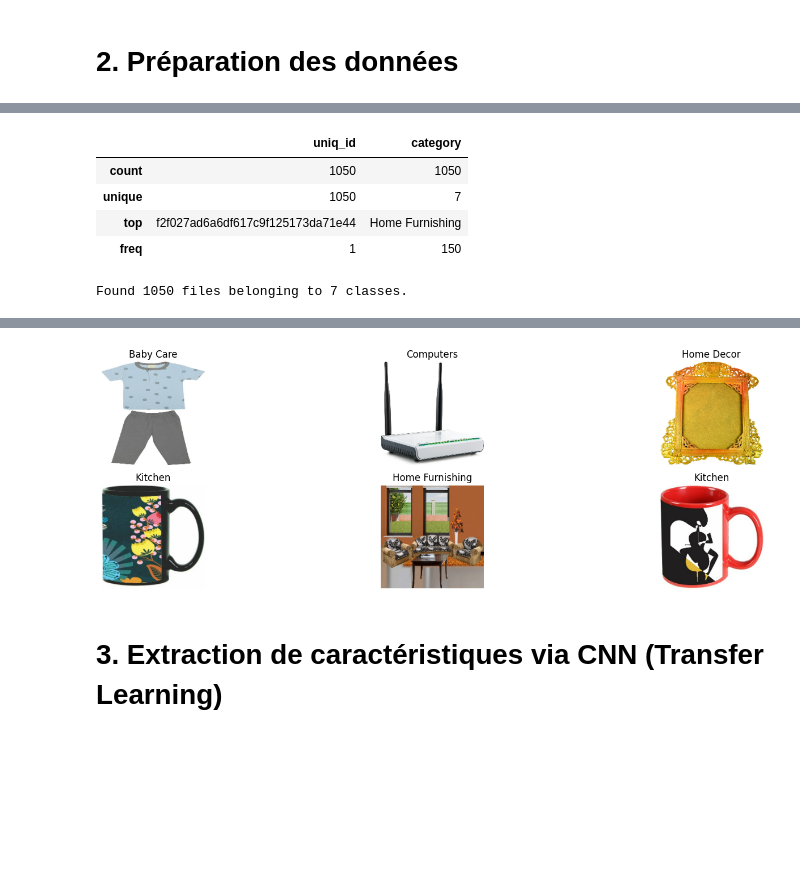
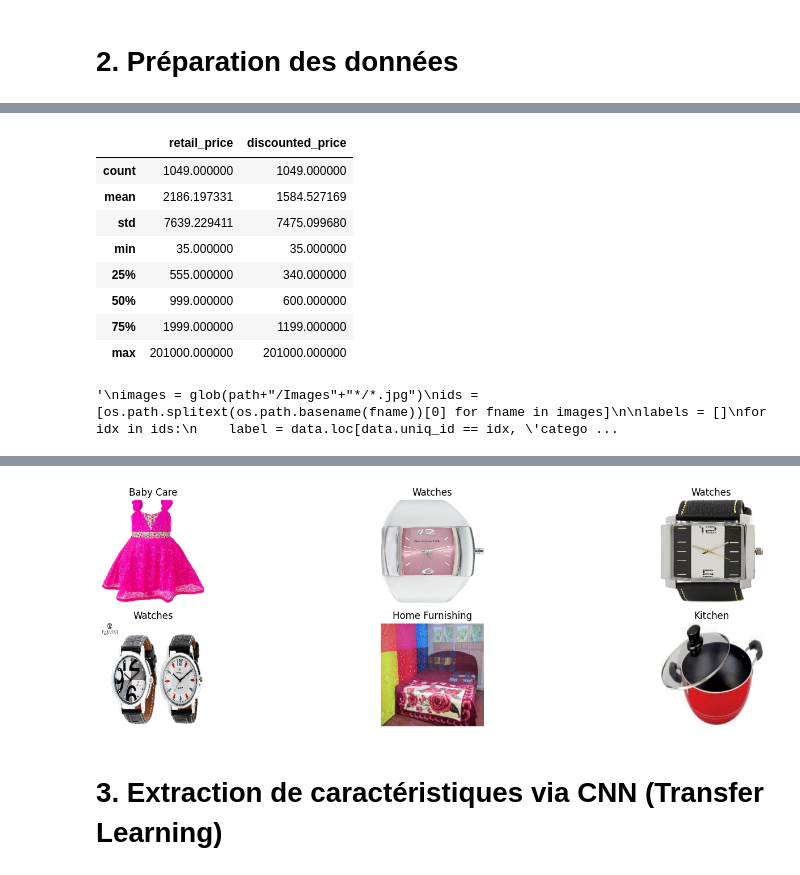
Before and after one commit to amadousysada/classification-automatiquement-des-biens-de-consommation, a Jupyter notebook: classification.ipynb, the cells around one changed output, grey strips where cells are left out. Cells and saved outputs as stored; diff of their text form; code cells hidden in the pictures; blank space fills up the shorter version.

```diff
--- a/classification.ipynb
+++ b/classification.ipynb
@@ -29,8 +33,8 @@ import seaborn as sns
 # %% [markdown]
 # 2. Préparation des données
 # %%
-#path = "/content/drive/MyDrive/data/Flipkart"
-path = "./data/Flipkart"
+path = "/content/drive/MyDrive/data/Flipkart"
+#path = "./data/Flipkart"
 # %%
 data = pd.read_csv(path+'/cleaned_data.csv')
 # %%
@@ -57,8 +98,12 @@ memory usage: 16.5+ KB
 # %%
 data.describe()
 # %% [output]
-|  | uniq_id | category |
-| count | 1050 | 1050 |
-| unique | 1050 | 7 |
-| top | f2f027ad6a6df617c9f125173da71e44 | Home Furnishing |
-| freq | 1 | 150 |
+|  | retail_price | discounted_price |
+| count | 1049.000000 | 1049.000000 |
+| mean | 2186.197331 | 1584.527169 |
+| std | 7639.229411 | 7475.099680 |
+| min | 35.000000 | 35.000000 |
+| 25% | 555.000000 | 340.000000 |
+| 50% | 999.000000 | 600.000000 |
+| 75% | 1999.000000 | 1199.000000 |
+| max | 201000.000000 | 201000.000000 |
@@ -65,4 +139,16 @@ data.describe()
+# %%
+le = LabelEncoder()
+data["imagepath"] = data["image"].apply(lambda x: os.path.join(path, 'Images', x))
+data['encoded_category'] = le.fit_transform(data['category'])
+
+# Split train/val/test
+train_df, temp_df = train_test_split(data, test_size=0.3, stratify=data["category"], random_state=42)
+val_df, test_df = train_test_split(temp_df, test_size=0.2, stratify=temp_df["category"], random_state=42)
+
+# Transformation du dataframe en tf.data.datset
+data_ds = df_to_dataset(data)
 # %%
+'''
 images = glob(path+"/Images"+"*/*.jpg")
 ids = [os.path.splitext(os.path.basename(fname))[0] for fname in images]
 
@@ -85,15 +171,16 @@ data_ds = tf.keras.preprocessing.image_dataset_from_directory(
 label_encoder = LabelEncoder()
 true_labels = label_encoder.fit_transform(labels)
 true_classes = labels
+'''
 # %% [output]
-Found 1050 files belonging to 7 classes.
+'\nimages = glob(path+"/Images"+"*/*.jpg")\nids = [os.path.splitext(os.path.basename(fname))[0] for fname in images]\n\nlabels = []\nfor idx in ids:\n    label = data.loc[data.uniq_id == idx, \'catego ...
 # %%
-#class_names = train_ds.class_names
+%%time
 plt.figure(figsize=(18, 8))
-for images, labels in data_ds.take(4):
+for images, l in data_ds.take(4):
   for i in range(6):
     ax = plt.subplot(3, 3, i + 1)
     plt.imshow(images[i].numpy().astype("uint8"))
-    plt.title(labels[i].numpy().decode('utf-8'))
+    plt.title(l[i].numpy().decode('utf-8'))
     plt.axis("off")
 # %% [output]
@@ -100,4 +189,4 @@ for images, labels in data_ds.take(4):
-[figure, old version]
+[figure, new version]
 # %% [markdown]
 # 3. Extraction de caractéristiques via CNN (Transfer Learning)
 # %%
```
Also changed, not shown: parts of 37 cells of this notebook.
